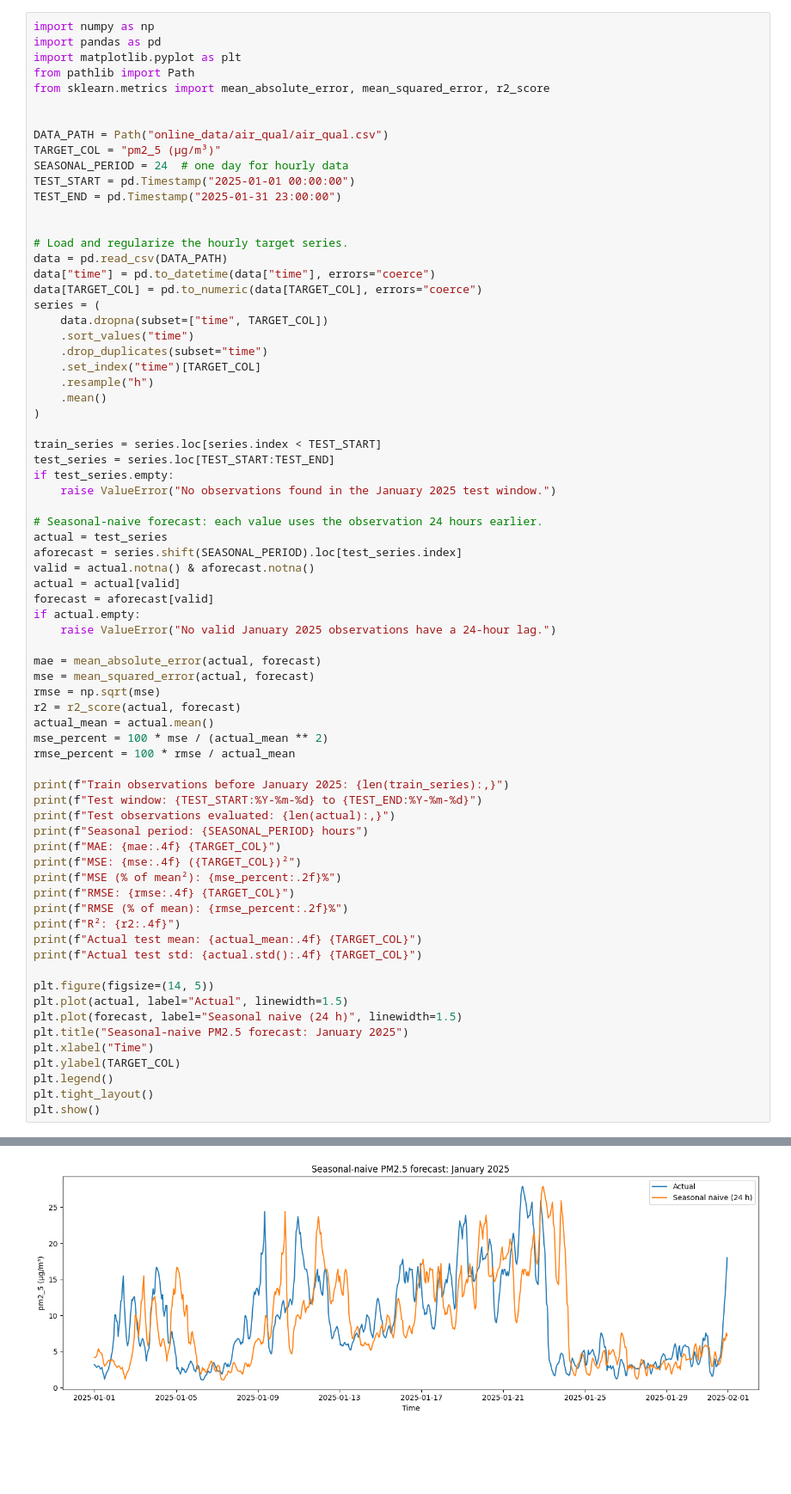
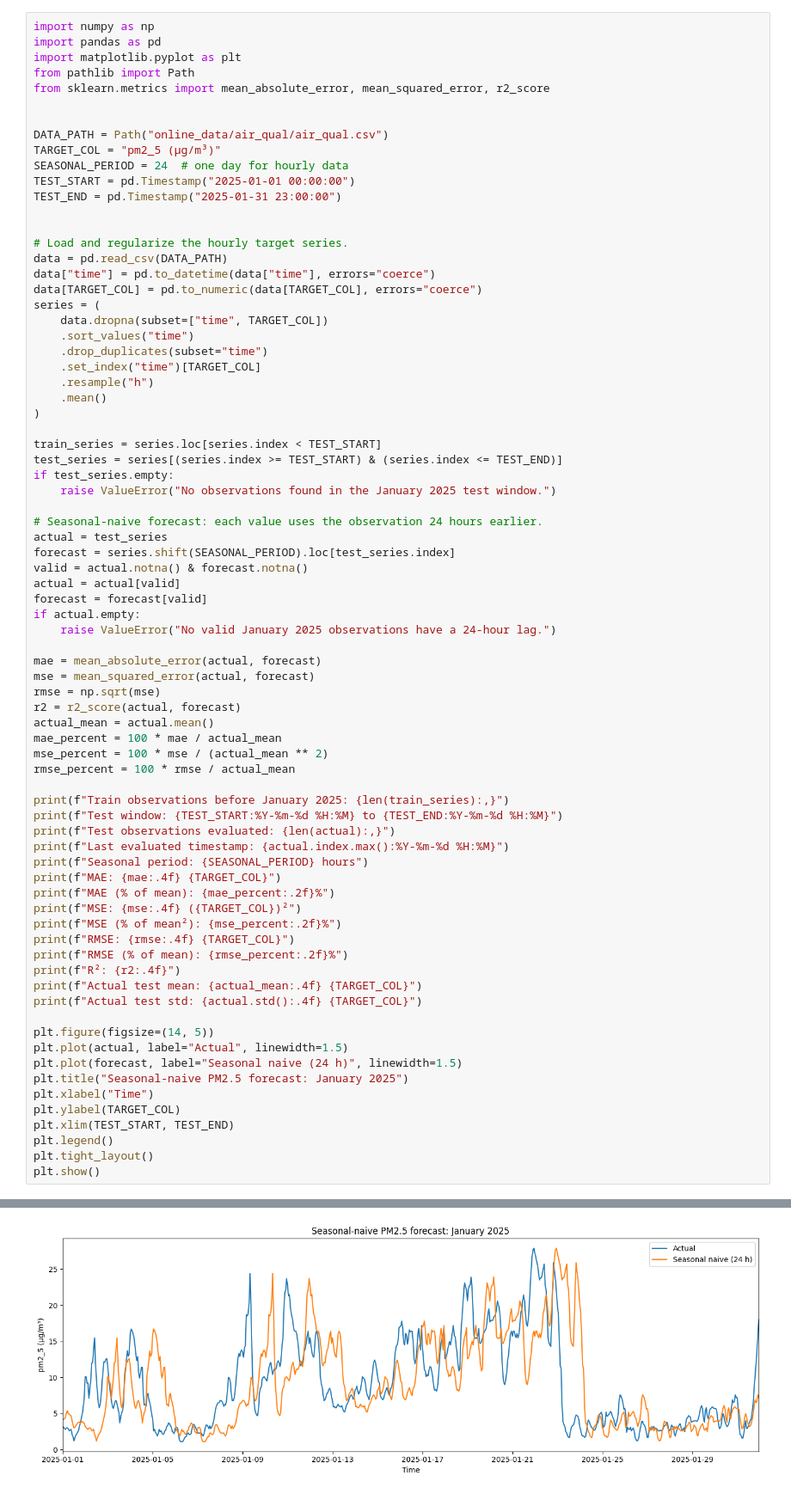
Before and after one commit to lucchinaluca/LLM-tool-calling-VIA-MCP-using-PM2.5-forecasting-model-as-tool, a Jupyter notebook: 1.1naive_seasonal_model.ipynb, the cells around one changed output, grey strips where cells are left out. Shown at 86% size. Drawn from its saved outputs; the diff is of its cells as text; blank space fills up the shorter version.

```diff
--- a/1.1naive_seasonal_model.ipynb
+++ b/1.1naive_seasonal_model.ipynb
@@ -27,16 +27,16 @@ series = (
 )
 
 train_series = series.loc[series.index < TEST_START]
-test_series = series.loc[TEST_START:TEST_END]
+test_series = series[(series.index >= TEST_START) & (series.index <= TEST_END)]
 if test_series.empty:
     raise ValueError("No observations found in the January 2025 test window.")
 
 # Seasonal-naive forecast: each value uses the observation 24 hours earlier.
 actual = test_series
-aforecast = series.shift(SEASONAL_PERIOD).loc[test_series.index]
-valid = actual.notna() & aforecast.notna()
+forecast = series.shift(SEASONAL_PERIOD).loc[test_series.index]
+valid = actual.notna() & forecast.notna()
 actual = actual[valid]
-forecast = aforecast[valid]
+forecast = forecast[valid]
 if actual.empty:
     raise ValueError("No valid January 2025 observations have a 24-hour lag.")
 
@@ -45,14 +45,17 @@ mse = mean_squared_error(actual, forecast)
 rmse = np.sqrt(mse)
 r2 = r2_score(actual, forecast)
 actual_mean = actual.mean()
+mae_percent = 100 * mae / actual_mean
 mse_percent = 100 * mse / (actual_mean ** 2)
 rmse_percent = 100 * rmse / actual_mean
 
 print(f"Train observations before January 2025: {len(train_series):,}")
-print(f"Test window: {TEST_START:%Y-%m-%d} to {TEST_END:%Y-%m-%d}")
+print(f"Test window: {TEST_START:%Y-%m-%d %H:%M} to {TEST_END:%Y-%m-%d %H:%M}")
 print(f"Test observations evaluated: {len(actual):,}")
+print(f"Last evaluated timestamp: {actual.index.max():%Y-%m-%d %H:%M}")
 print(f"Seasonal period: {SEASONAL_PERIOD} hours")
 print(f"MAE: {mae:.4f} {TARGET_COL}")
+print(f"MAE (% of mean): {mae_percent:.2f}%")
 print(f"MSE: {mse:.4f} ({TARGET_COL})²")
 print(f"MSE (% of mean²): {mse_percent:.2f}%")
 print(f"RMSE: {rmse:.4f} {TARGET_COL}")
@@ -67,6 +70,7 @@ plt.plot(forecast, label="Seasonal naive (24 h)", linewidth=1.5)
 plt.title("Seasonal-naive PM2.5 forecast: January 2025")
 plt.xlabel("Time")
 plt.ylabel(TARGET_COL)
+plt.xlim(TEST_START, TEST_END)
 plt.legend()
 plt.tight_layout()
 plt.show()
@@ -79,8 +85,8 @@ MAE: 4.1469 pm2_5 (μg/m³)
 MSE: 33.3596 (pm2_5 (μg/m³))²
 MSE (% of mean²): 39.88%
 RMSE: 5.7758 pm2_5 (μg/m³)
 RMSE (% of mean): 63.15%
 R²: 0.1425
 Actual test mean: 9.1461 pm2_5 (μg/m³)
 Actual test std: 6.2416 pm2_5 (μg/m³)
-[figure, old version]
+[figure, new version]
```
Also changed, not shown: parts of 1 cell of this notebook, 9 other files.
